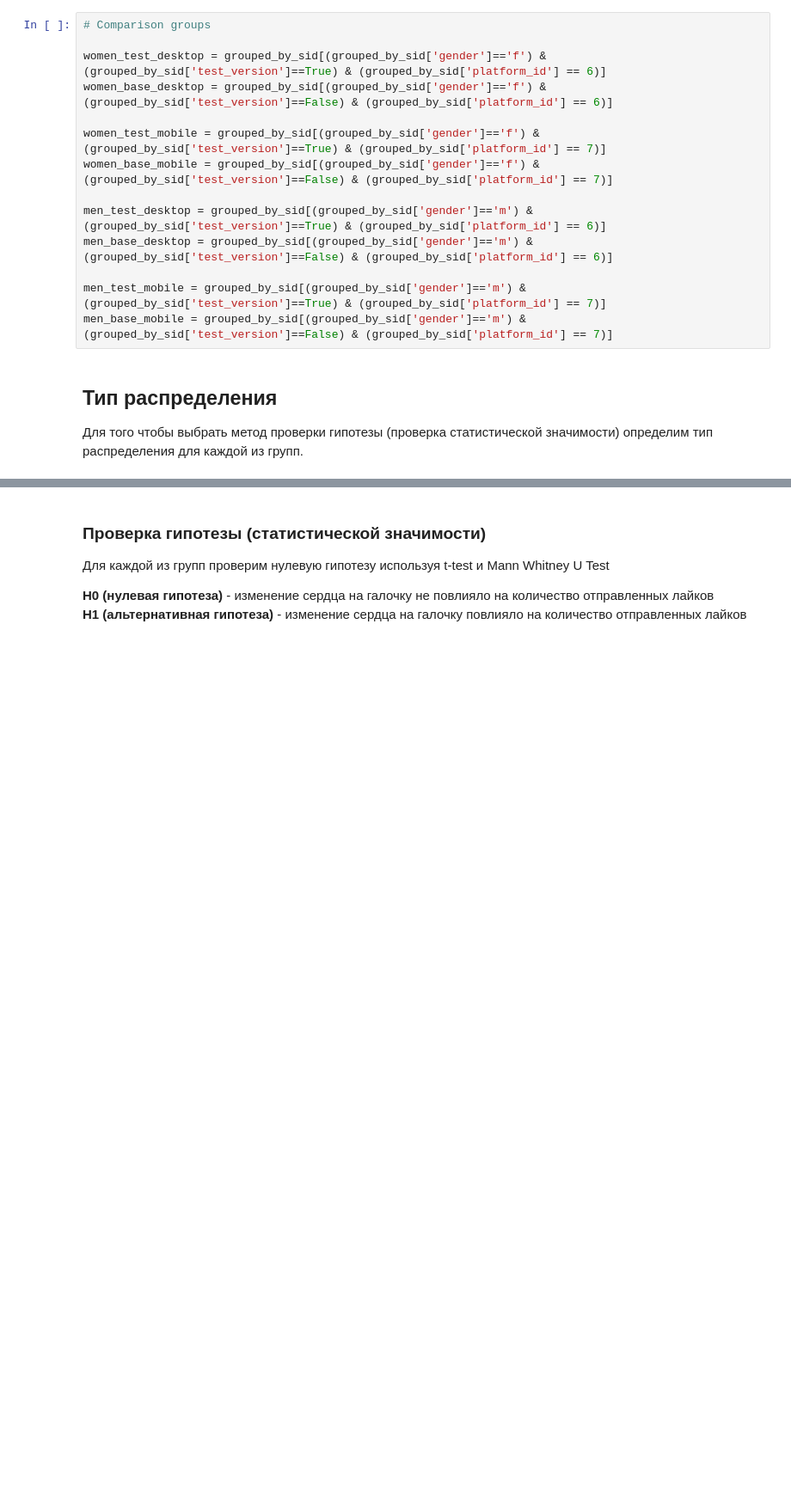
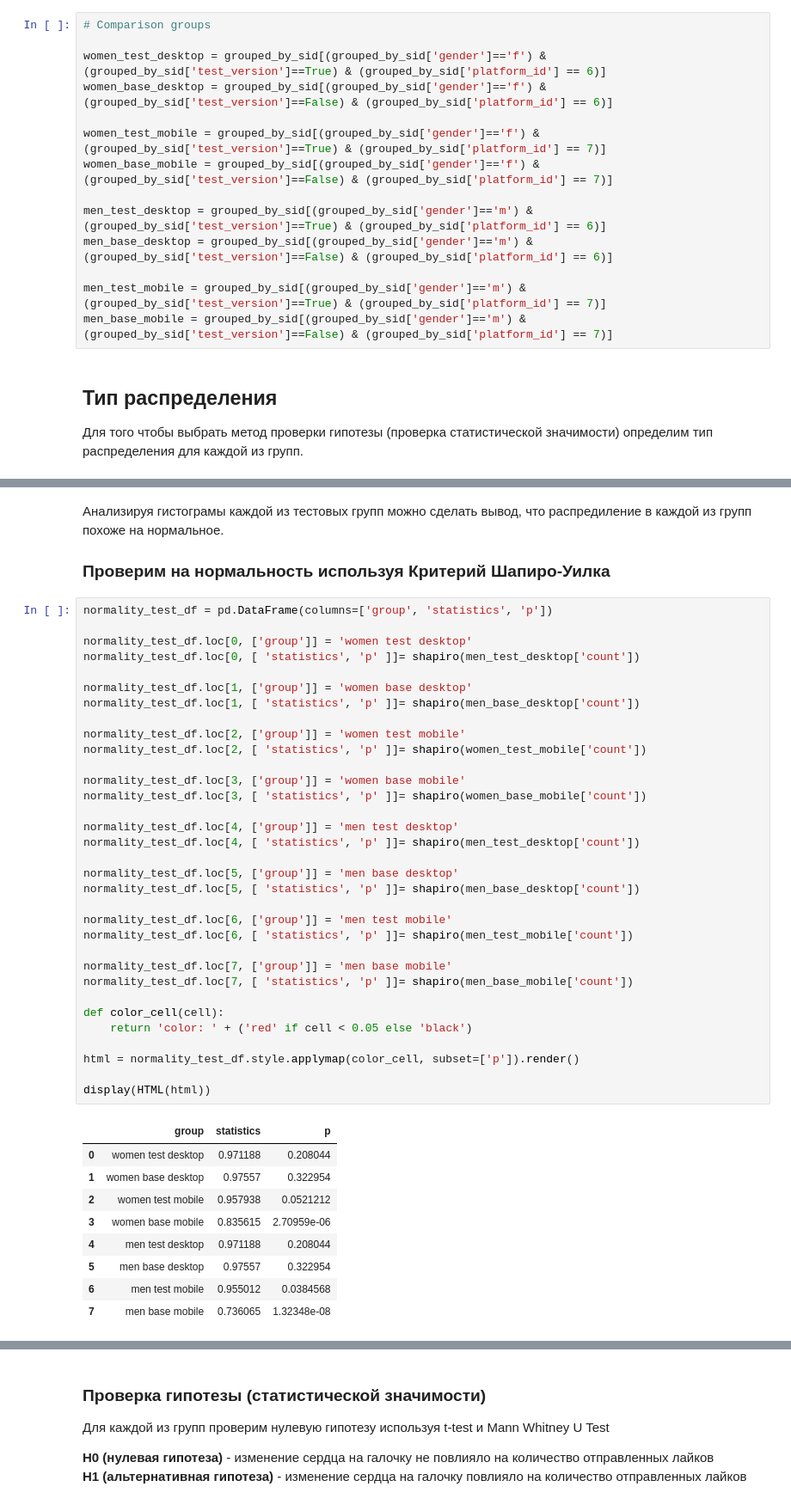
Before and after one commit to Ivanm21/socialtech_test_task, a Jupyter notebook: part_3_solution.ipynb, the cells around one changed output, grey strips where cells are left out. Shown at 86% size. Drawn from its saved outputs; the diff is of its cells as text; blank space fills up the shorter version.

```diff
--- a/part_3_solution.ipynb
+++ b/part_3_solution.ipynb
@@ -225 +224,48 @@ Text(0.04, 0.5, 'Frequency')
+# %% [markdown]
+Анализируя гистограмы каждой из тестовых групп можно сделать вывод, что распредиление в каждой из групп похоже на нормальное.
+
+### Проверим на нормальность используя Критерий Шапиро-Уилка
+# %%
+normality_test_df = pd.DataFrame(columns=['group', 'statistics', 'p'])
+
+normality_test_df.loc[0, ['group']] = 'women test desktop'
+normality_test_df.loc[0, [ 'statistics', 'p' ]]= shapiro(men_test_desktop['count'])
+
+normality_test_df.loc[1, ['group']] = 'women base desktop'
+normality_test_df.loc[1, [ 'statistics', 'p' ]]= shapiro(men_base_desktop['count'])
+
+normality_test_df.loc[2, ['group']] = 'women test mobile'
+normality_test_df.loc[2, [ 'statistics', 'p' ]]= shapiro(women_test_mobile['count'])
+
+normality_test_df.loc[3, ['group']] = 'women base mobile'
+normality_test_df.loc[3, [ 'statistics', 'p' ]]= shapiro(women_base_mobile['count'])
+
+normality_test_df.loc[4, ['group']] = 'men test desktop'
+normality_test_df.loc[4, [ 'statistics', 'p' ]]= shapiro(men_test_desktop['count'])
+
+normality_test_df.loc[5, ['group']] = 'men base desktop'
+normality_test_df.loc[5, [ 'statistics', 'p' ]]= shapiro(men_base_desktop['count'])
+
+normality_test_df.loc[6, ['group']] = 'men test mobile'
+normality_test_df.loc[6, [ 'statistics', 'p' ]]= shapiro(men_test_mobile['count'])
+
+normality_test_df.loc[7, ['group']] = 'men base mobile'
+normality_test_df.loc[7, [ 'statistics', 'p' ]]= shapiro(men_base_mobile['count'])
+
+def color_cell(cell):
+    return 'color: ' + ('red' if cell < 0.05 else 'black')
+
+html = normality_test_df.style.applymap(color_cell, subset=['p']).render()
+
+display(HTML(html))
+# %% [output]
+|  | group | statistics | p |
+| 0 | women test desktop | 0.971188 | 0.208044 |
+| 1 | women base desktop | 0.97557 | 0.322954 |
+| 2 | women test mobile | 0.957938 | 0.0521212 |
+| 3 | women base mobile | 0.835615 | 2.70959e-06 |
+| 4 | men test desktop | 0.971188 | 0.208044 |
+| 5 | men base desktop | 0.97557 | 0.322954 |
+| 6 | men test mobile | 0.955012 | 0.0384568 |
+| 7 | men base mobile | 0.736065 | 1.32348e-08 |
 # %% [markdown]
```
Also changed, not shown: parts of 9 cells of this notebook, 2 other files.
